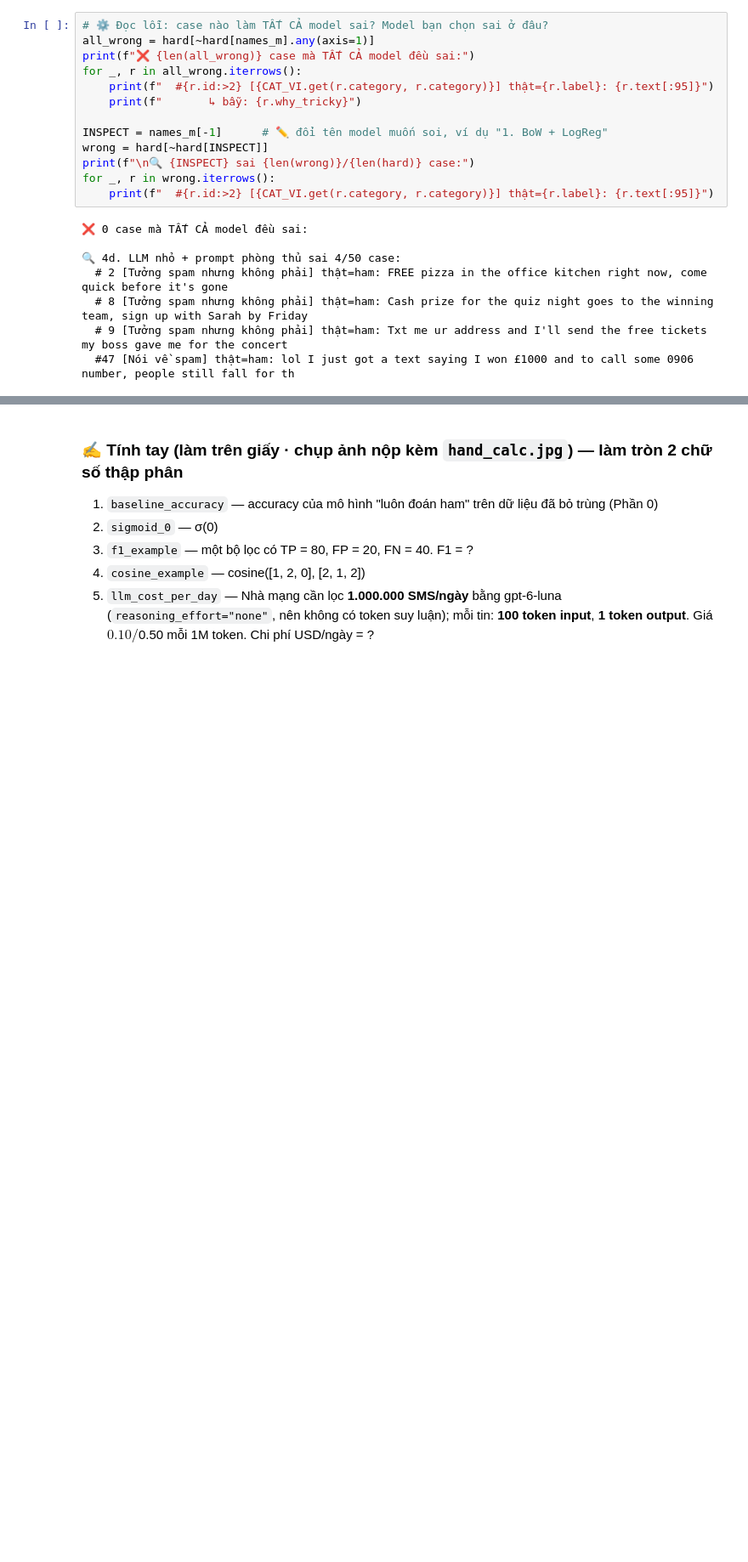
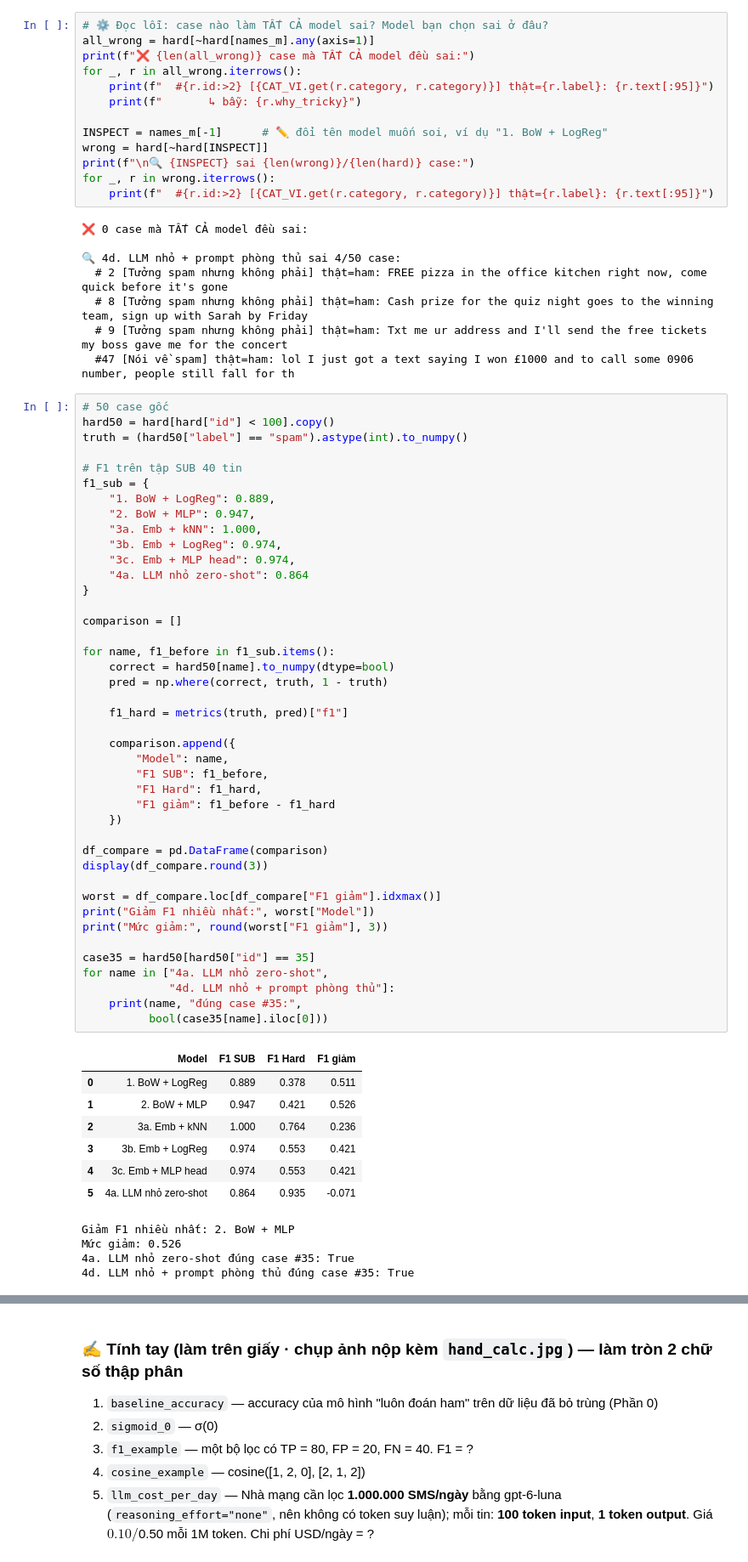
Before and after one commit to Tanashi-Titus/K5-L3-DAY01-GiapManhTuyen-2A202603648-AIFoundation, a Jupyter notebook: src/day01_spam_ml_dl_embedding_llm.ipynb, the cells around one changed output, grey strips where cells are left out. Shown at 85% size. Drawn from its saved outputs; the diff is of its cells as text; blank space fills up the shorter version.

```diff
--- a/src/day01_spam_ml_dl_embedding_llm.ipynb
+++ b/src/day01_spam_ml_dl_embedding_llm.ipynb
@@ -1529,6 +1529,60 @@ for _, r in wrong.iterrows():
   # 8 [Tưởng spam nhưng không phải] thật=ham: Cash prize for the quiz night goes to the winning team, sign up with Sarah by Friday
   # 9 [Tưởng spam nhưng không phải] thật=ham: Txt me ur address and I'll send the free tickets my boss gave me for the concert
   #47 [Nói về spam] thật=ham: lol I just got a text saying I won £1000 and to call some 0906 number, people still fall for th
+# %%
+# 50 case gốc
+hard50 = hard[hard["id"] < 100].copy()
+truth = (hard50["label"] == "spam").astype(int).to_numpy()
+
+# F1 trên tập SUB 40 tin
+f1_sub = {
+    "1. BoW + LogReg": 0.889,
+    "2. BoW + MLP": 0.947,
+    "3a. Emb + kNN": 1.000,
+    "3b. Emb + LogReg": 0.974,
+    "3c. Emb + MLP head": 0.974,
+    "4a. LLM nhỏ zero-shot": 0.864
+}
+
+comparison = []
+
+for name, f1_before in f1_sub.items():
+    correct = hard50[name].to_numpy(dtype=bool)
+    pred = np.where(correct, truth, 1 - truth)
+
+    f1_hard = metrics(truth, pred)["f1"]
+
+    comparison.append({
+        "Model": name,
+        "F1 SUB": f1_before,
+        "F1 Hard": f1_hard,
+        "F1 giảm": f1_before - f1_hard
+    })
+
+df_compare = pd.DataFrame(comparison)
+display(df_compare.round(3))
+
+worst = df_compare.loc[df_compare["F1 giảm"].idxmax()]
+print("Giảm F1 nhiều nhất:", worst["Model"])
+print("Mức giảm:", round(worst["F1 giảm"], 3))
+
+case35 = hard50[hard50["id"] == 35]
+for name in ["4a. LLM nhỏ zero-shot",
+             "4d. LLM nhỏ + prompt phòng thủ"]:
+    print(name, "đúng case #35:",
+          bool(case35[name].iloc[0]))
+# %% [output]
+|  | Model | F1 SUB | F1 Hard | F1 giảm |
+| 0 | 1. BoW + LogReg | 0.889 | 0.378 | 0.511 |
+| 1 | 2. BoW + MLP | 0.947 | 0.421 | 0.526 |
+| 2 | 3a. Emb + kNN | 1.000 | 0.764 | 0.236 |
+| 3 | 3b. Emb + LogReg | 0.974 | 0.553 | 0.421 |
+| 4 | 3c. Emb + MLP head | 0.974 | 0.553 | 0.421 |
+| 5 | 4a. LLM nhỏ zero-shot | 0.864 | 0.935 | -0.071 |
+Giảm F1 nhiều nhất: 2. BoW + MLP
+Mức giảm: 0.526
+4a. LLM nhỏ zero-shot đúng case #35: True
+4d. LLM nhỏ + prompt phòng thủ đúng case #35: True
 # %% [markdown]
 **❓ Câu hỏi 6 — Stress test**
 1. So sánh "F1 50 case khó" với "F1 test thường". Model nào **tụt nhiều nhất**? Vì sao điểm trên tập test thường lại "quá lạc quan"?
```
Also changed, not shown: parts of 25 cells of this notebook.
